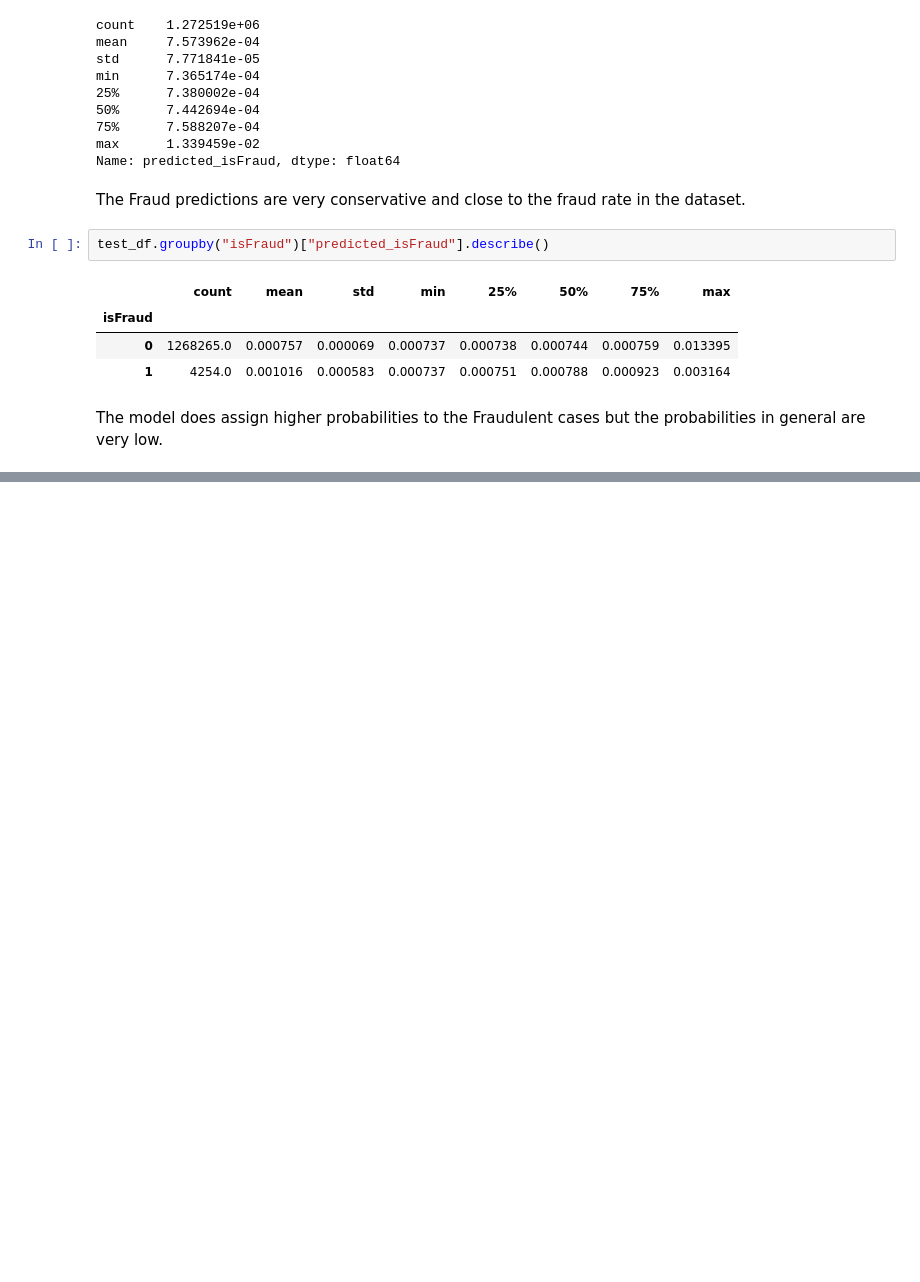
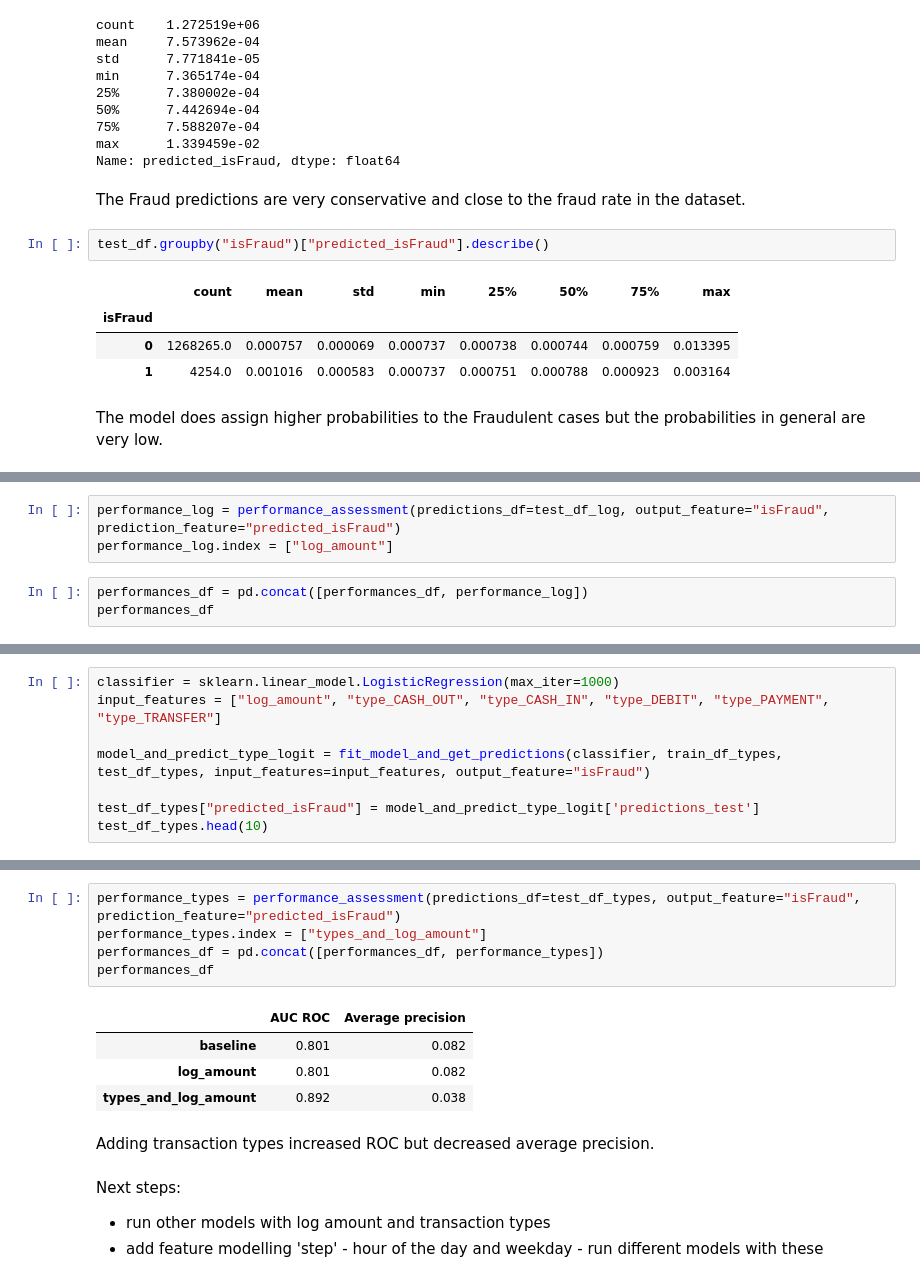
Before and after one commit to MonikaFu/paysim-fraud-detection, a Jupyter notebook: notebooks/model_building.ipynb, the cells around one changed output, grey strips where cells are left out. Saved outputs shown, nothing was run; the diff lists cells and outputs as text; blank space fills up the shorter version.

```diff
--- a/notebooks/model_building.ipynb
+++ b/notebooks/model_building.ipynb
@@ -121,0 +153,6 @@ Next steps:
+# %%
+performance_log = performance_assessment(predictions_df=test_df_log, output_feature="isFraud", prediction_feature="predicted_isFraud")
+performance_log.index = ["log_amount"]
+# %%
+performances_df = pd.concat([performances_df, performance_log])
+performances_df
@@ -121,0 +199,8 @@ Next steps:
+# %%
+classifier = sklearn.linear_model.LogisticRegression(max_iter=1000)
+input_features = ["log_amount", "type_CASH_OUT", "type_CASH_IN", "type_DEBIT", "type_PAYMENT", "type_TRANSFER"]
+
+model_and_predict_type_logit = fit_model_and_get_predictions(classifier, train_df_types, test_df_types, input_features=input_features, output_feature="isFraud")
+
+test_df_types["predicted_isFraud"] = model_and_predict_type_logit['predictions_test']
+test_df_types.head(10)
@@ -121,0 +219,16 @@ Next steps:
+# %%
+performance_types = performance_assessment(predictions_df=test_df_types, output_feature="isFraud", prediction_feature="predicted_isFraud")
+performance_types.index = ["types_and_log_amount"]
+performances_df = pd.concat([performances_df, performance_types])
+performances_df
+# %% [output]
+|  | AUC ROC | Average precision |
+| baseline | 0.801 | 0.082 |
+| log_amount | 0.801 | 0.082 |
+| types_and_log_amount | 0.892 | 0.038 |
+# %% [markdown]
+Adding transaction types increased ROC but decreased average precision.
+# %% [markdown]
+Next steps:
+- run other models with log amount and transaction types
+- add feature modelling 'step' - hour of the day and weekday - run different models with these
```
Also changed, not shown: parts of 16 cells of this notebook, 1 other file.
